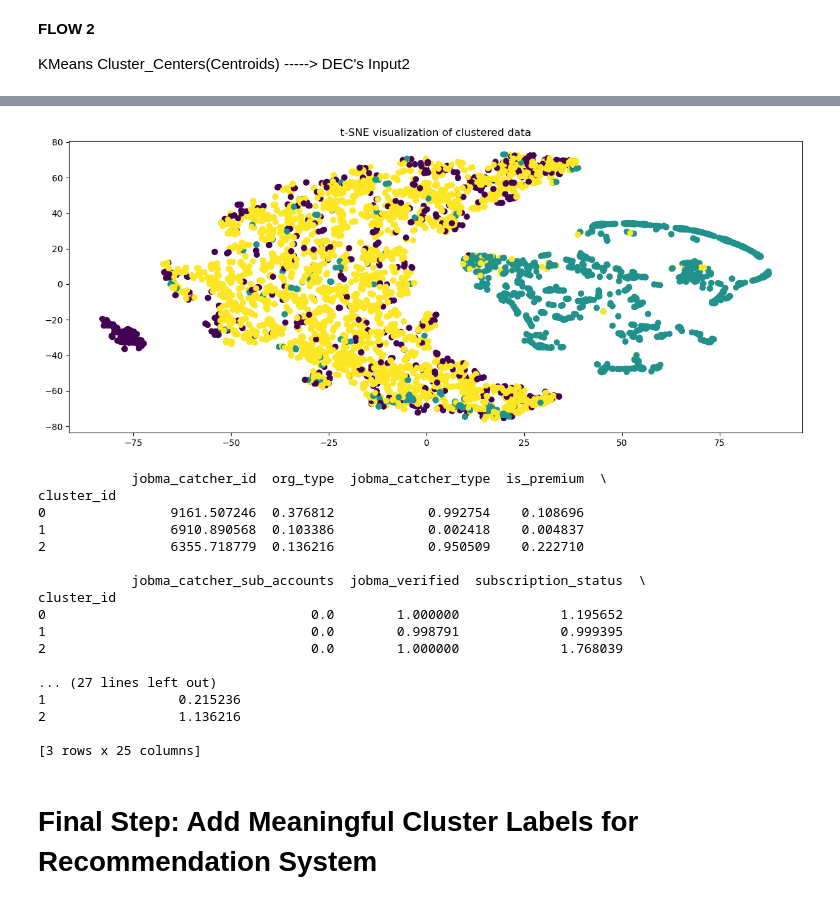
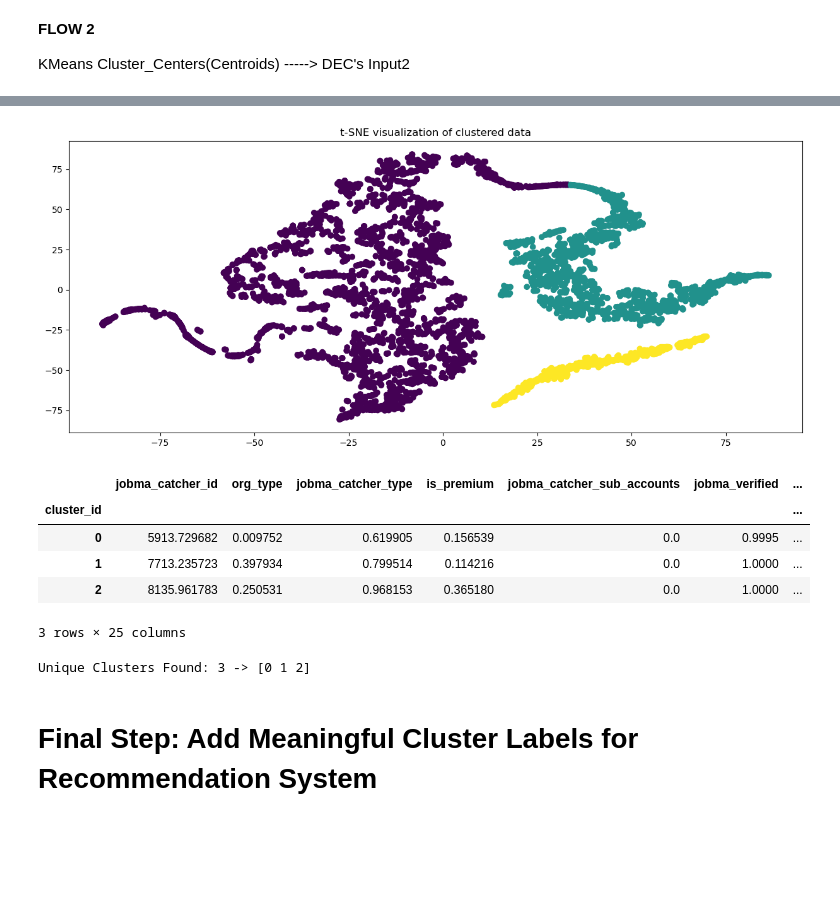
Before and after one commit to DushyantGoyal1611/Python_Jobma, a Jupyter notebook: Recommender System/Client's Loyalty Recommendation System/Client_Recommendation.ipynb, the cells around one changed output, grey strips where cells are left out. Cells and saved outputs as stored; diff of their text form; code cells hidden in the pictures; blank space fills up the shorter version.

```diff
--- a/Recommender System/Client's Loyalty Recommendation System/Client_Recommendation.ipynb
+++ b/Recommender System/Client's Loyalty Recommendation System/Client_Recommendation.ipynb
@@ -348,7 +336,7 @@ AutoEncoder(
 # %%
 ''' Important Parameters '''
 
-learning_rate = 0.001
+learning_rate = 1e-4
 epochs = 20
 # %%
 ''' Loss Function and Optimizer '''
@@ -468,5 +462,5 @@ plt.show()
 # %%
 #Initialising KMeans
-kmeans = KMeans(n_clusters=3, n_init=50)
+kmeans = KMeans(n_clusters=3, n_init=50, init='k-means++', random_state=42)
 cluster_ids = kmeans.fit_predict(latent_np)
 cluster_centers = torch.tensor(kmeans.cluster_centers_, dtype=torch.float32).to(device)
@@ -499,5 +502,6 @@ dec = DEC(model_1.encoder, cluster_centers.clone()).to(device)
 ''' Loss Function and Optimizer '''
 
 kl_loss = nn.KLDivLoss(reduction='batchmean')
-optimizer = torch.optim.Adam(dec.parameters(), lr=1e-4)
+optimizer = torch.optim.Adam(dec.parameters(), lr=5e-4)
+batch_size = dataloader.batch_size
 # %%
@@ -545,0 +532,30 @@ Epoch 50/50, Loss: 0.0031
+# %%
+dec.train()
+num_epochs = 50
+for epoch in range(num_epochs):
+    # Compute global soft assignments q_all
+    with torch.no_grad():
+        q_all, _ = dec(X_tensor.to(device))
+        p_all = target_distribution(q_all)
+
+    epoch_loss = 0.0
+    for batch_idx, batch in enumerate(dataloader):
+        x = batch.to(device)
+        q_batch, _ = dec(x)
+
+        # Slice the matching rows from p_all
+        start = batch_idx * batch_size
+        end   = start + x.size(0)
+        p_batch = p_all[start:end].to(device)
+
+        # Compute loss against the global target
+        loss = kl_loss(torch.log(q_batch + 1e-8), p_batch)
+
+        optimizer.zero_grad()
+        loss.backward()
+        optimizer.step()
+
+        epoch_loss += loss.item() * x.size(0)
+
+    avg_loss = epoch_loss / len(X_tensor)
+    print(f"Epoch {epoch+1}/{num_epochs}, Avg KL Loss: {avg_loss:.4f}")
@@ -546,17 +580,22 @@ Epoch 50/50, Loss: 0.0031
 # %%
 ''' Visualizing the Clusters '''
 
 dec.eval()
+
+with torch.no_grad():
+    q, _ = dec(X_tensor.to(device))  # Get cluster assignments
+    preds = torch.argmax(q, dim=1).cpu().numpy()
+
 with torch.no_grad():
     _, z= dec(X_tensor.to(device)) # Get embedded features
     # Reduce dimensions for visualization (using t-SNE)
     z_2d = TSNE(n_components=2).fit_transform(z.cpu().numpy())
 
     # Visualize the clusters (color = cluster assignments)
     plt.figure(figsize=(15,6))
-    plt.scatter(z_2d[:,0], z_2d[:,1], c=cluster_ids, cmap='viridis')
+    plt.scatter(z_2d[:,0], z_2d[:,1], c=preds, cmap='viridis')
     plt.title('t-SNE visualization of clustered data')
     plt.show()
 # %% [output]
-[figure, old version]
+[figure, new version]
 # %%
@@ -572,25 +604,19 @@ df_train = df.iloc[-X_tensor.shape[0]:].copy()
 df_train['cluster_id'] = preds
 # %%
 cluster_summary = df_train.groupby('cluster_id').mean(numeric_only=True)
-print(cluster_summary)
+cluster_summary
 # %% [output]
+|  | jobma_catcher_id | org_type | jobma_catcher_type | is_premium | jobma_catcher_sub_accounts | jobma_verified | ... |
+| cluster_id |  |  |  |  |  |  | ... |
+| 0 | 5913.729682 | 0.009752 | 0.619905 | 0.156539 | 0.0 | 0.9995 | ... |
+| 1 | 7713.235723 | 0.397934 | 0.799514 | 0.114216 | 0.0 | 1.0000 | ... |
+| 2 | 8135.961783 | 0.250531 | 0.968153 | 0.365180 | 0.0 | 1.0000 | ... |
-            jobma_catcher_id  org_type  jobma_catcher_type  is_premium  \
-cluster_id
-0                9161.507246  0.376812            0.992754    0.108696
-1                6910.890568  0.103386            0.002418    0.004837
-2                6355.718779  0.136216            0.950509    0.222710
-
-            jobma_catcher_sub_accounts  jobma_verified  subscription_status  \
-cluster_id
-0                                  0.0        1.000000             1.195652
-1                                  0.0        0.998791             0.999395
-2                                  0.0        1.000000             1.768039
-
-... (27 lines left out)
-1                 0.215236
-2                 1.136216
-
-[3 rows x 25 columns]
+3 rows × 25 columns
+# %%
+unique_clusters = np.unique(preds)
+print(f"Unique Clusters Found: {len(unique_clusters)} -> {unique_clusters}")
+# %% [output]
+Unique Clusters Found: 3 -> [0 1 2]
 # %% [markdown]
 # Final Step: Add Meaningful Cluster Labels for Recommendation System
 # %%
```
Also changed, not shown: parts of 22 cells of this notebook, 4 other files.
